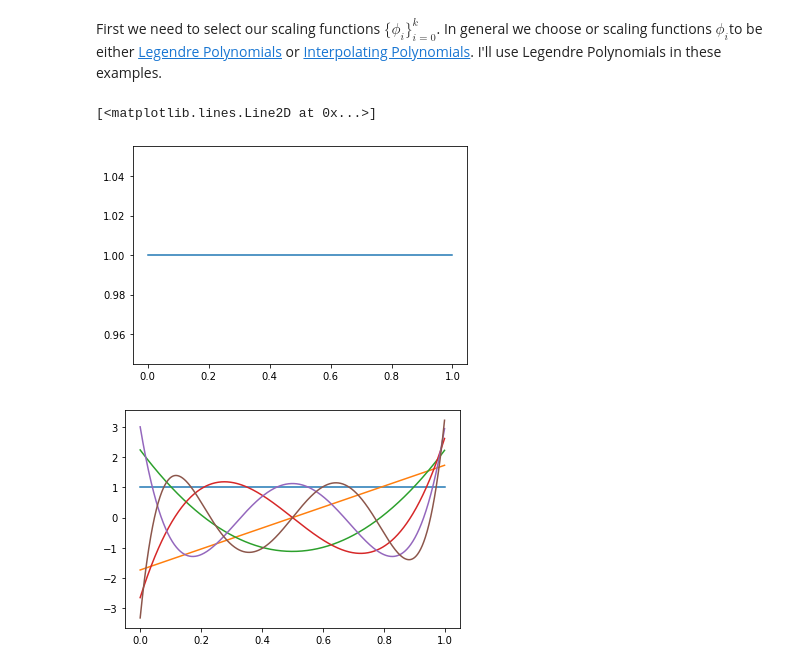
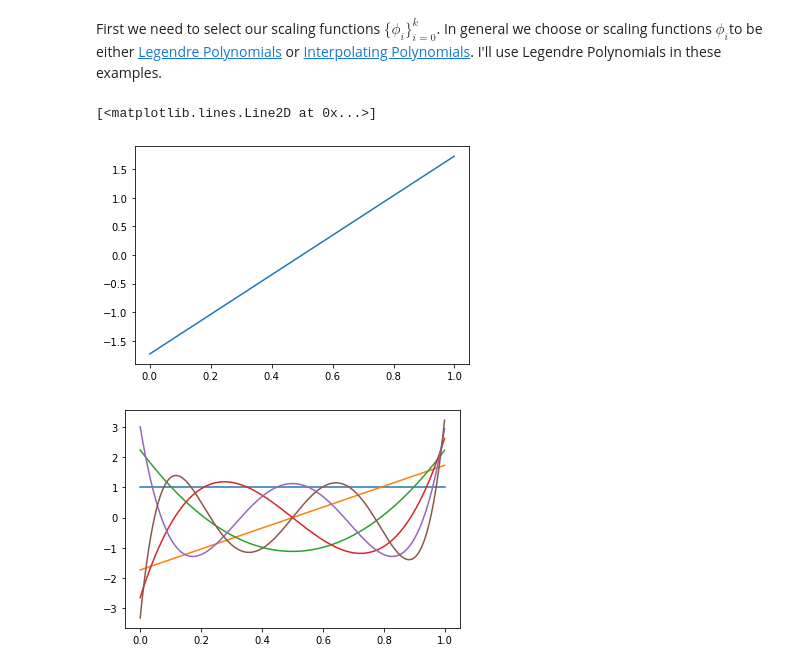
Before and after one commit to bjorgve/hylleraas_school, a Jupyter notebook: HylleraasSchool.ipynb, the cells around one changed output. Drawn from its saved outputs; the diff is of its cells as text; code cells hidden in the pictures.

```diff
--- a/HylleraasSchool.ipynb
+++ b/HylleraasSchool.ipynb
@@ -9,16 +15,16 @@ First we need to select our scaling functions $\{\phi_i\}_{i=0}^k$. In general w
 # %%
 from vampyr import LegendreBasis
 
 basis_set = LegendreBasis(5)
 scaling = basis_set.scaling
 
 
 x = np.arange(0.0, 1.0, 0.001)
-y = [scaling(i=0)([_]) for _ in x] # Luca, er det rett å si consant, linear, quadratic, cubic
+y = [scaling(i=1)([_]) for _ in x]
 plt.plot(x, y)
 # %% [output]
 [<matplotlib.lines.Line2D at 0x...>]
-[figure, old version]
+[figure, new version]
 # %%
 x = np.arange(0.0, 1.0, 0.001)
 for i in range(6):
```
Also changed, not shown: parts of 14 cells of this notebook.
